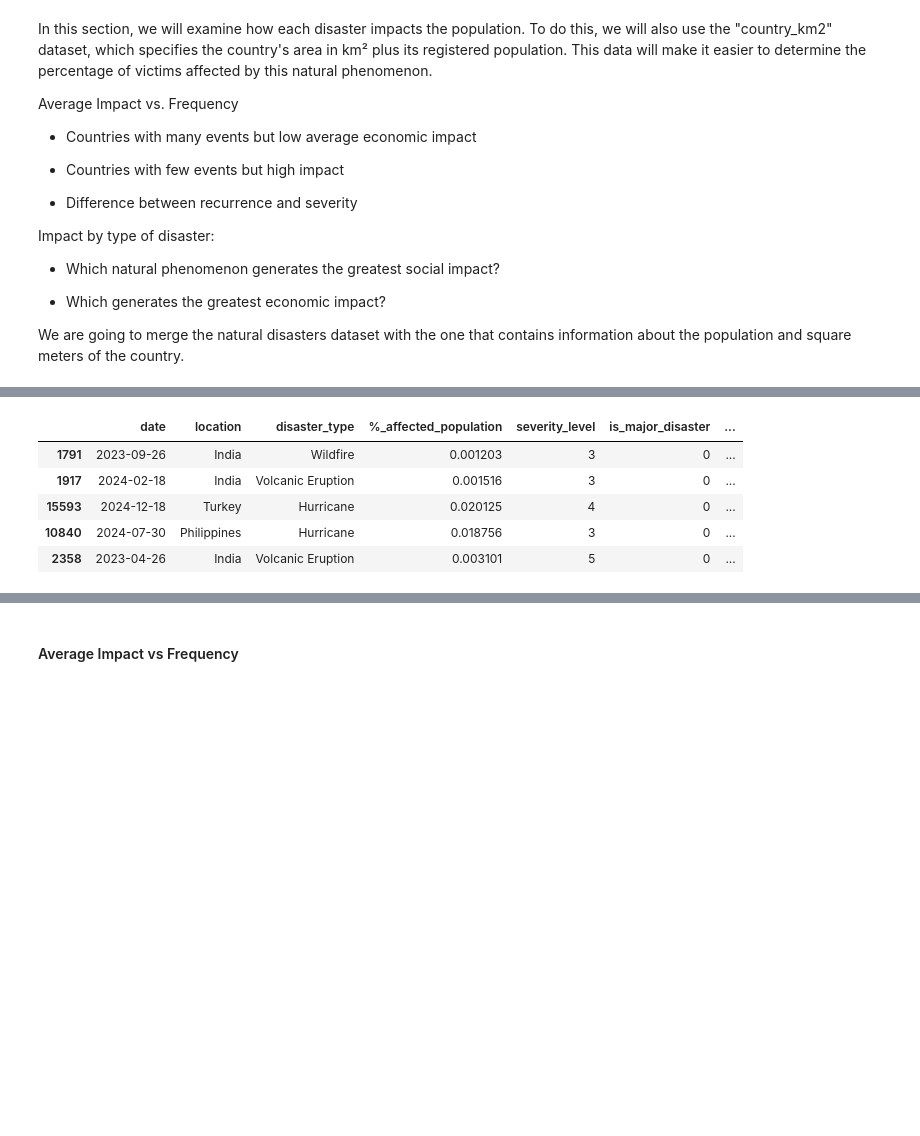
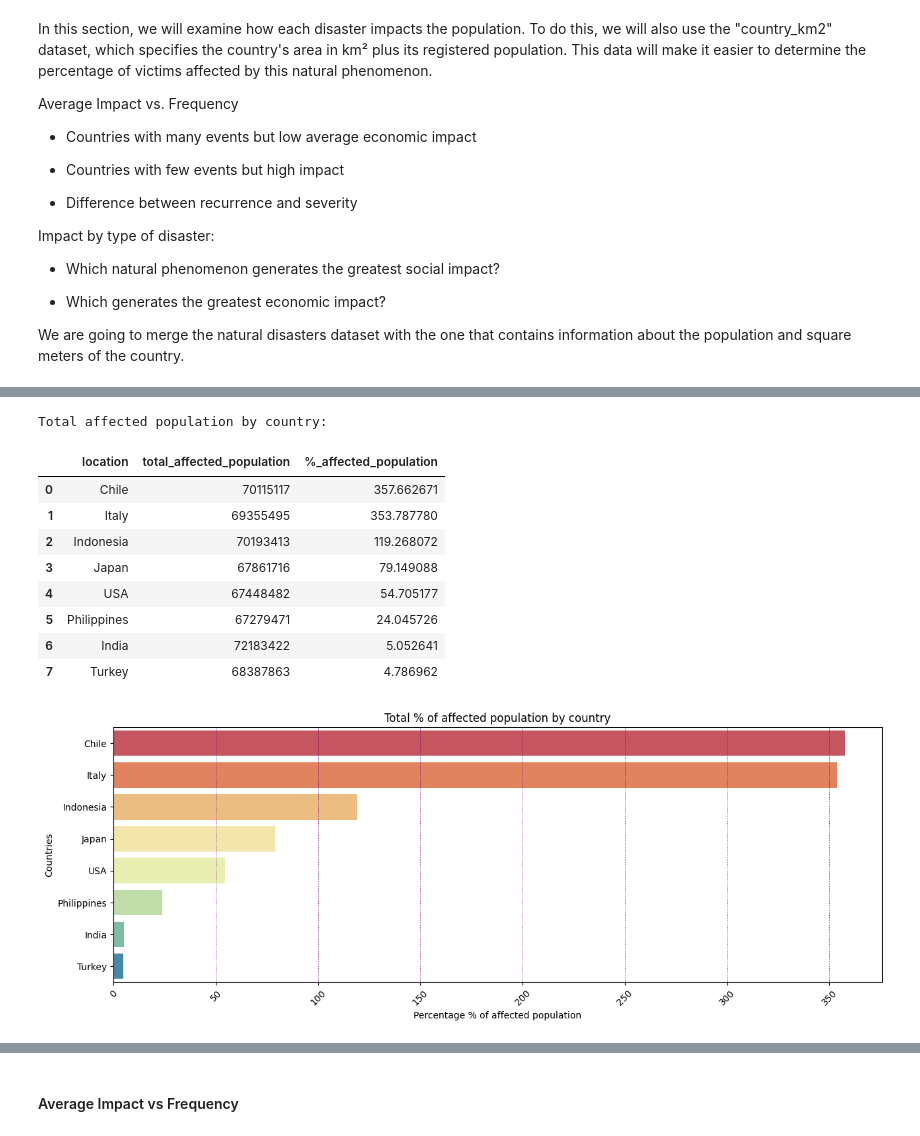
Before and after one commit to ailinalvarez/natural_disaster, a Jupyter notebook: disaster_event.ipynb, the cells around one changed output, grey strips where cells are left out. Cells and saved outputs as stored; diff of their text form; code cells hidden in the pictures; blank space fills up the shorter version.

```diff
--- a/disaster_event.ipynb
+++ b/disaster_event.ipynb
@@ -452,12 +465,30 @@ paises_info = paises_info[['date','location', 'disaster_type', 'affected_populat
-# %%
-#We calculate the percentage of the population affected by the disasters in each country
-paises_info['%_affected_population'] = (paises_info['affected_population'] / paises_info['population']) * 100
-paises_info = paises_info[['date', 'location', 'disaster_type', '%_affected_population', 'severity_level',  'is_major_disaster', 'estimated_economic_loss_usd', 'country_km2']]
-display(paises_info.sample(5))
-# %% [output]
-|  | date | location | disaster_type | %_affected_population | severity_level | is_major_disaster | ... |
-| 1791 | 2023-09-26 | India | Wildfire | 0.001203 | 3 | 0 | ... |
-| 1917 | 2024-02-18 | India | Volcanic Eruption | 0.001516 | 3 | 0 | ... |
-| 15593 | 2024-12-18 | Turkey | Hurricane | 0.020125 | 4 | 0 | ... |
-| 10840 | 2024-07-30 | Philippines | Hurricane | 0.018756 | 3 | 0 | ... |
-| 2358 | 2023-04-26 | India | Volcanic Eruption | 0.003101 | 5 | 0 | ... |
+# %%
+#calculate total affected population by country
+poblacion_afectada = paises_info.groupby('location')['affected_population'].sum().reset_index()
+poblacion_afectada['%_affected_population'] = (poblacion_afectada['affected_population'] / paises_info['population']) * 100
+poblacion_afectada = poblacion_afectada.rename(columns={'affected_population': 'total_affected_population'})
+poblacion_afectada = poblacion_afectada.sort_values(by='%_affected_population', ascending=False).reset_index(drop=True)
+print('Total affected population by country:')
+display(poblacion_afectada)
+
+#we graph the total affected population by country
+plt.figure(figsize=(15,5))
+sns.barplot(data=poblacion_afectada, x='%_affected_population', y='location', palette='Spectral', hue='location')
+plt.title('Total % of affected population by country')
+plt.xlabel('Percentage % of affected population')
+plt.ylabel('Countries')
+plt.grid(axis='x', color='purple', linestyle=':', linewidth=0.7)
+plt.xticks(rotation=45)
+plt.show()
+# %% [output]
+Total affected population by country:
+|  | location | total_affected_population | %_affected_population |
+| 0 | Chile | 70115117 | 357.662671 |
+| 1 | Italy | 69355495 | 353.787780 |
+| 2 | Indonesia | 70193413 | 119.268072 |
+| 3 | Japan | 67861716 | 79.149088 |
+| 4 | USA | 67448482 | 54.705177 |
+| 5 | Philippines | 67279471 | 24.045726 |
+| 6 | India | 72183422 | 5.052641 |
+| 7 | Turkey | 68387863 | 4.786962 |
+[figure, added]
```
Also changed, not shown: parts of 5 cells of this notebook.
